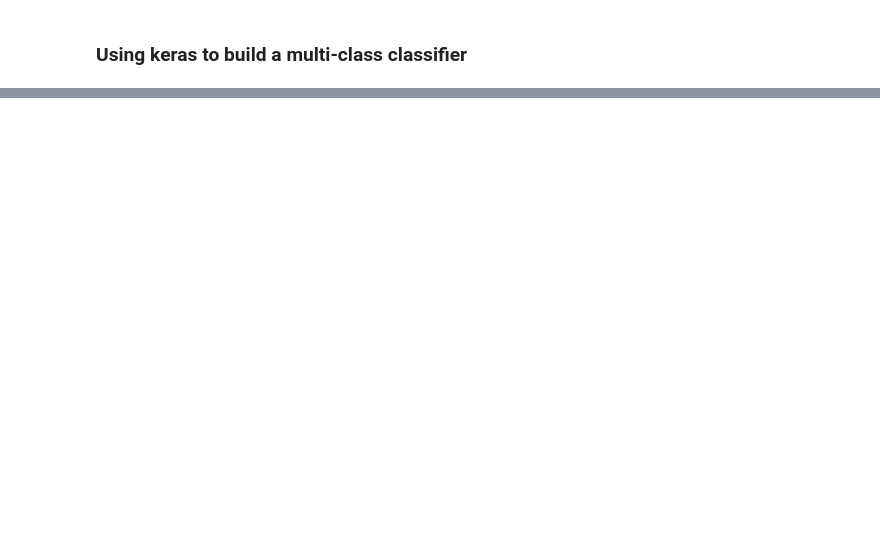
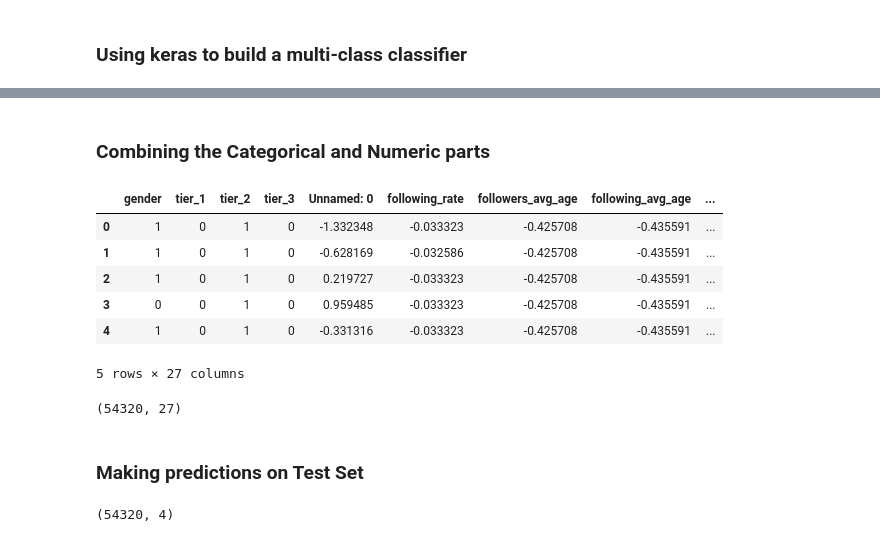
Before and after one commit to vai-bhav-m/Gon_and_Killua, a Jupyter notebook: vibe_bruv.ipynb, the cells around one changed output, grey strips where cells are left out. Cells and saved outputs as stored; diff of their text form; code cells hidden in the pictures; blank space fills up the shorter version.

Commit message:
Yes to correct predictions

```diff
--- a/vibe_bruv.ipynb
+++ b/vibe_bruv.ipynb
@@ -281,0 +355,4 @@ from tensorflow import keras
+# %%
+df3 = pd.get_dummies(df_test_cat["tier"])
+df3.columns = ["tier_1","tier_2","tier_3"]
+df3.head()
@@ -281,0 +366,2 @@ from tensorflow import keras
+# %%
+df_test_cat = pd.concat([df_test_cat.drop(["tier"], axis=1),df3], axis=1)
@@ -281,0 +405,25 @@ from tensorflow import keras
+# %% [markdown]
+### Combining the Categorical and Numeric parts
+# %%
+df_test_comb = pd.concat([df_test_cat, df_test_num], axis=1)
+df_test_comb.head()
+# %% [output]
+|  | gender | tier_1 | tier_2 | tier_3 | Unnamed: 0 | following_rate | followers_avg_age | following_avg_age | ... |
+| 0 | 1 | 0 | 1 | 0 | -1.332348 | -0.033323 | -0.425708 | -0.435591 | ... |
+| 1 | 1 | 0 | 1 | 0 | -0.628169 | -0.032586 | -0.425708 | -0.435591 | ... |
+| 2 | 1 | 0 | 1 | 0 | 0.219727 | -0.033323 | -0.425708 | -0.435591 | ... |
+| 3 | 0 | 0 | 1 | 0 | 0.959485 | -0.033323 | -0.425708 | -0.435591 | ... |
+| 4 | 1 | 0 | 1 | 0 | -0.331316 | -0.033323 | -0.425708 | -0.435591 | ... |
+5 rows × 27 columns
+# %%
+X_test = df_test_comb.to_numpy()
+X_test.shape
+# %% [output]
+(54320, 27)
+# %% [markdown]
+### Making predictions on Test Set
+# %%
+y_pred = model.predict(X_test)
+y_pred.shape
+# %% [output]
+(54320, 4)
```
Also changed, not shown: parts of 33 cells of this notebook, 1 other file.
